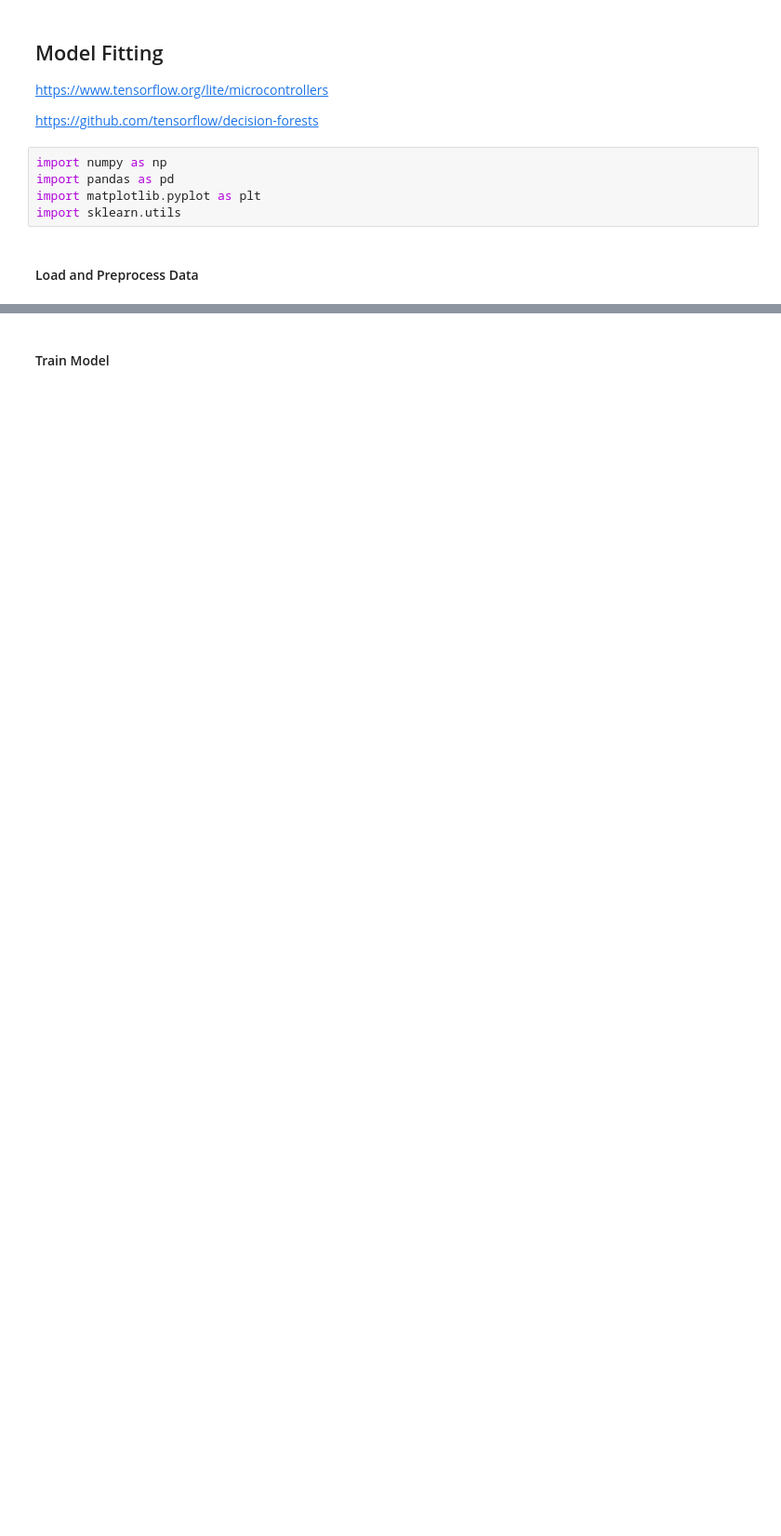
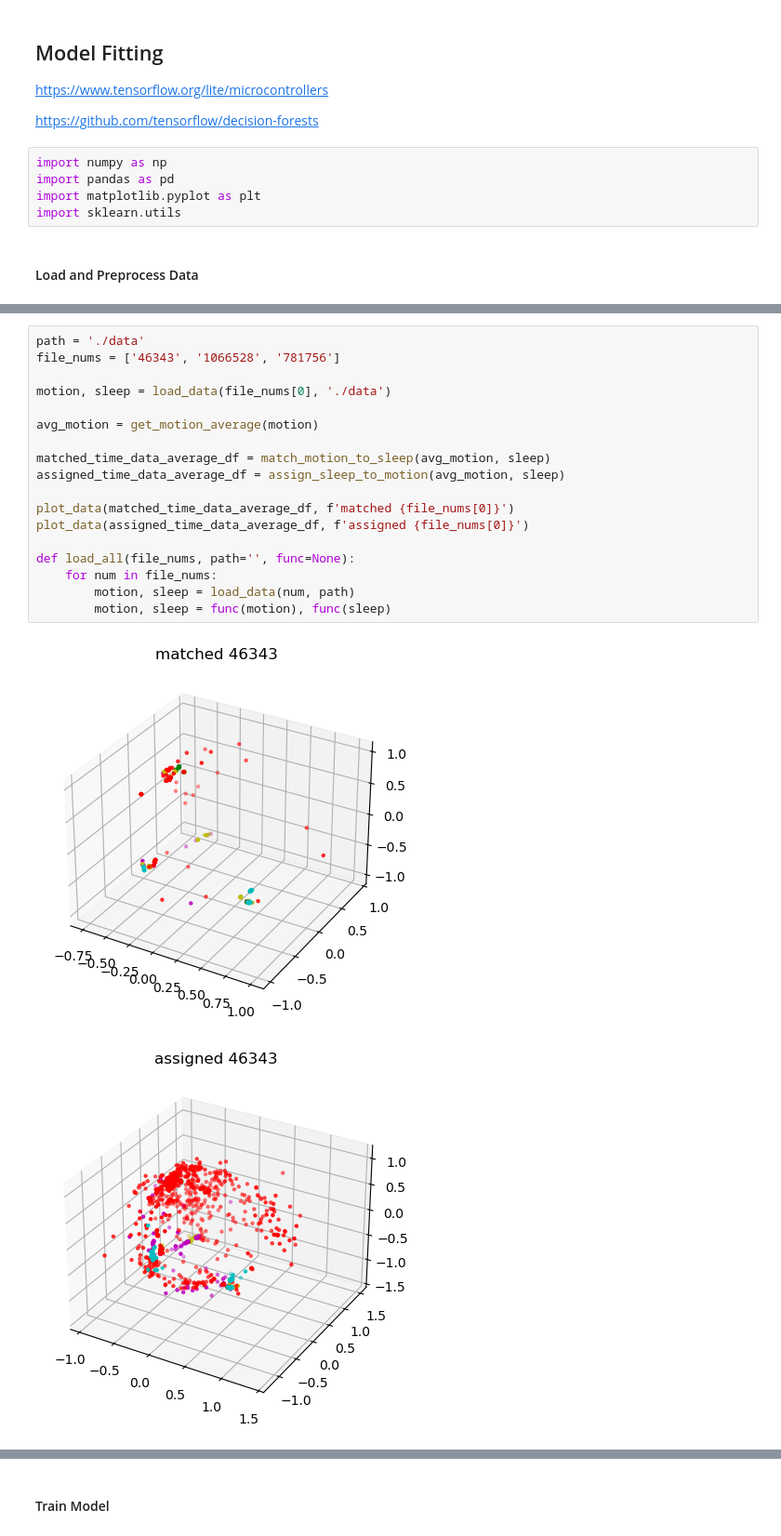
Before and after one commit to EE149-ILMN/fall-proj-2023, a Jupyter notebook: model.ipynb, the cells around one changed output, grey strips where cells are left out. Shown: that part at 93% size. Saved outputs shown, nothing was run; the diff lists cells and outputs as text; blank space fills up the shorter version.

```diff
--- a/model.ipynb
+++ b/model.ipynb
@@ -102,2 +87,23 @@ plot_data(assigned_time_data_average_df)
+# %%
+path = './data'
+file_nums = ['46343', '1066528', '781756']
+
+motion, sleep = load_data(file_nums[0], './data')
+
+avg_motion = get_motion_average(motion)
+
+matched_time_data_average_df = match_motion_to_sleep(avg_motion, sleep)
+assigned_time_data_average_df = assign_sleep_to_motion(avg_motion, sleep)
+
+plot_data(matched_time_data_average_df, f'matched {file_nums[0]}')
+plot_data(assigned_time_data_average_df, f'assigned {file_nums[0]}')
+
+def load_all(file_nums, path='', func=None):
+    for num in file_nums:
+        motion, sleep = load_data(num, path)
+        motion, sleep = func(motion), func(sleep)
+# %% [output]
+[figure, added]
+[figure, added]
 # %%
 data = [load_data(file_nums[i], './data') for i in range(3)]
```
Also changed, not shown: parts of 23 cells of this notebook, 4 other files.
